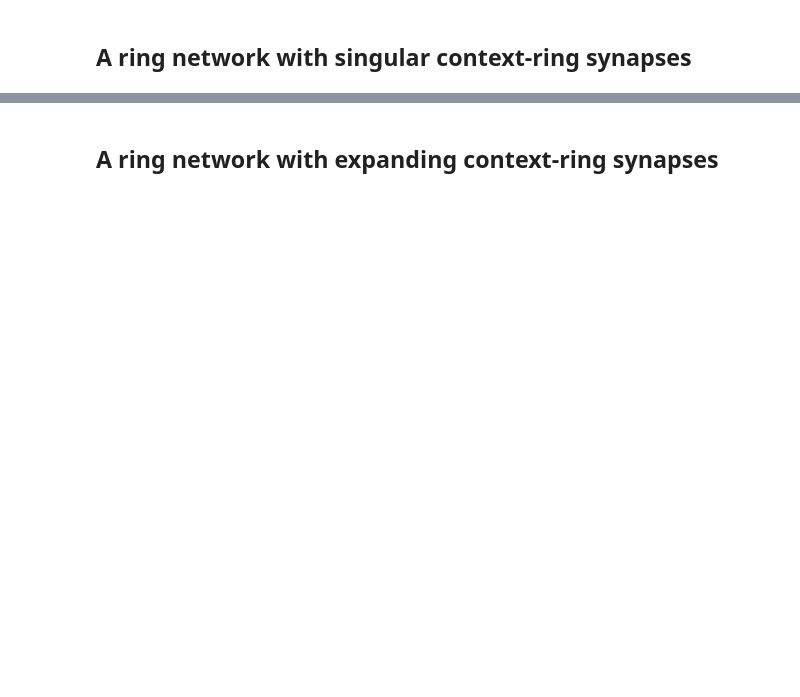
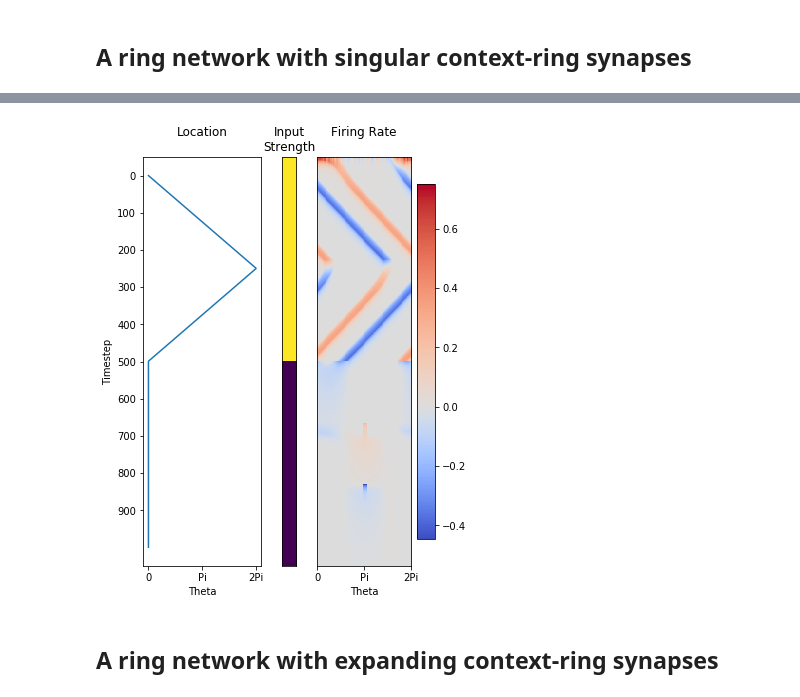
Before and after one commit to chingf/hf-memory-model, a Jupyter notebook: 01-17-run-network.ipynb, the cells around one changed output, grey strips where cells are left out. Cells and saved outputs as stored; diff of their text form; code cells hidden in the pictures; blank space fills up the shorter version.

```diff
--- a/01-17-run-network.ipynb
+++ b/01-17-run-network.ipynb
@@ -125,3 +128,7 @@ plot_output(input, alphas, f)
+# %%
+plot_output(input, alphas, dmdt)
+# %% [output]
+[figure, added]
 # %% [markdown]
 ## A ring network with expanding context-ring synapses
 # %%
```
Also changed, not shown: parts of 10 cells of this notebook, 1 other file.
